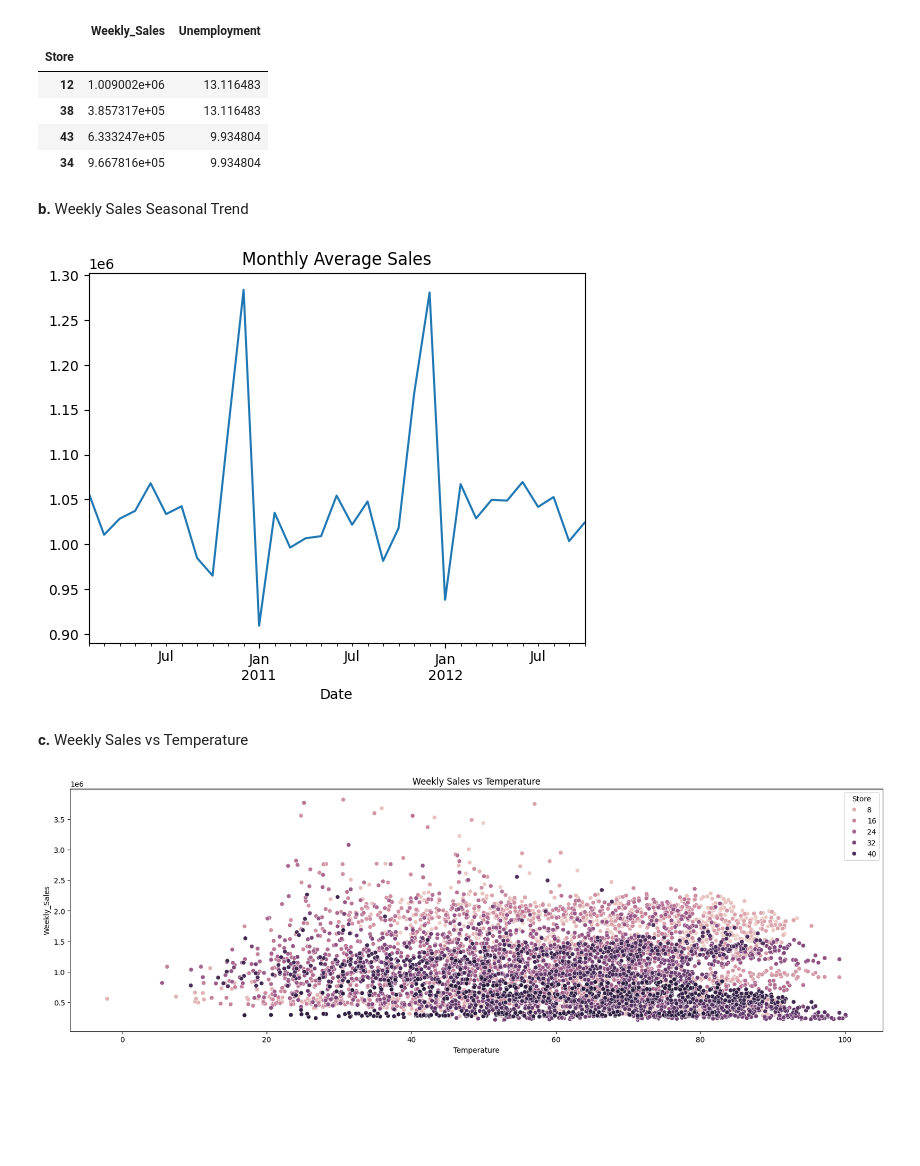
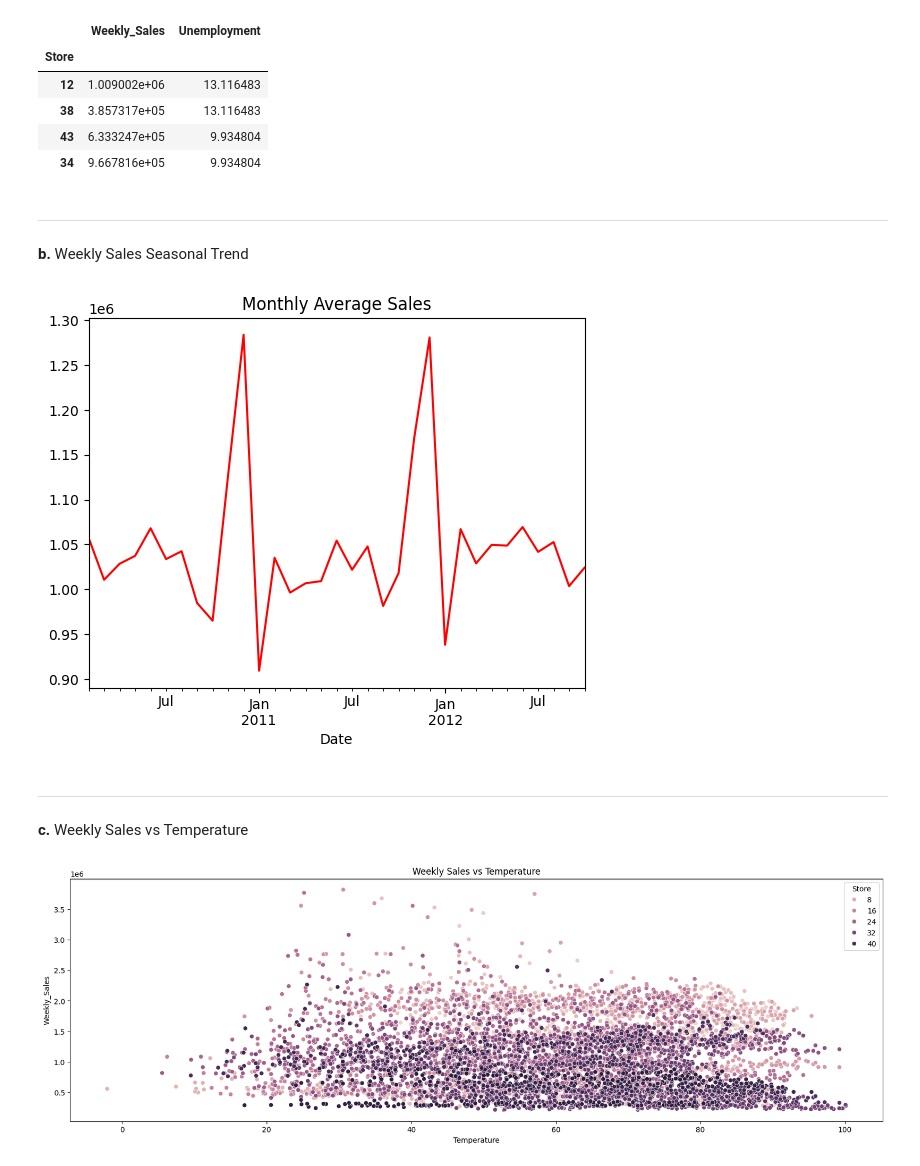
Before and after one commit to mikko098/Walmart-Sales-Analysis, a Jupyter notebook: walmartanalysis.ipynb, the cells around one changed output. Drawn from its saved outputs; the diff is of its cells as text; code cells hidden in the pictures; blank space fills up the shorter version.

```diff
--- a/walmartanalysis.ipynb
+++ b/walmartanalysis.ipynb
@@ -25,6 +17,6 @@ from statsmodels.tsa.seasonal import seasonal_decompose
 # %%
 # Load data
-data = pd.read_csv(r'C:\Users\ASUS\Downloads\Walmart DataSet.csv')
+data = pd.read_csv(r'C:\Users\ASUS\Jupyter Notebook\walmart-analysis\walmart-analysis\Walmart-Sales-Analysis\Walmart DataSet.csv')
 # %%
 data.head()
 # %% [output]
@@ -105,13 +102,15 @@ high_unemployment_stores[high_unemployment_stores['Weekly_Sales'] <= avg_weekly_
 | 43 | 6.333247e+05 | 9.934804 |
 | 34 | 9.667816e+05 | 9.934804 |
 # %% [markdown]
+---
 <b> b. </b> Weekly Sales Seasonal Trend
 # %%
-data['Weekly_Sales'].resample('ME').mean().plot(title='Monthly Average Sales')
+data['Weekly_Sales'].resample('ME').mean().plot(title='Monthly Average Sales', color = "r")
 plt.show()
 # %% [output]
-[figure, old version]
+[figure, new version]
 # %% [markdown]
+---
 <b>c. </b> Weekly Sales vs Temperature
 # %%
 plt.figure(figsize=(20, 6))
```
Also changed, not shown: parts of 39 cells of this notebook.
